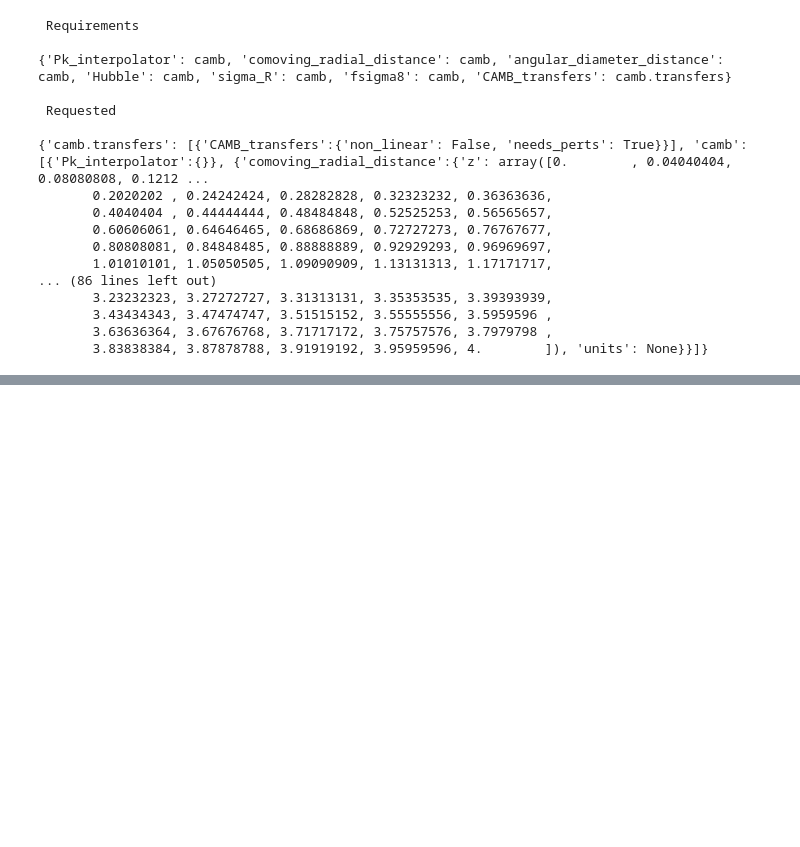
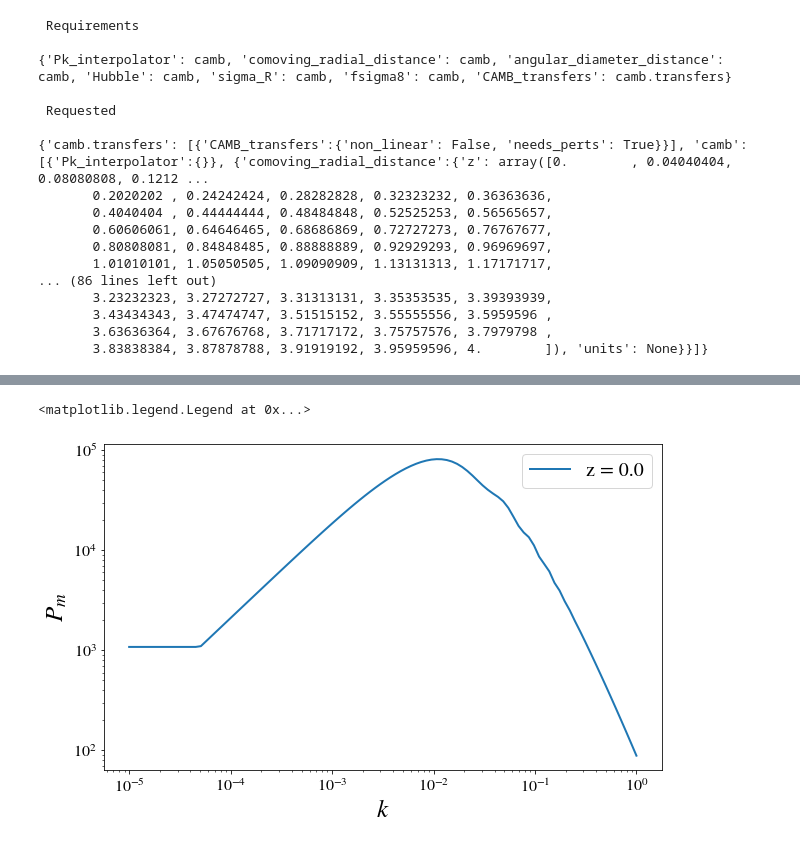
Before and after one commit to testarnyttnamn/testnamemaster, a Jupyter notebook: DEMO.ipynb, the cells around one changed output, grey strips where cells are left out. Saved outputs shown, nothing was run; the diff lists cells and outputs as text; code cells hidden in the pictures; blank space fills up the shorter version.

```diff
--- a/DEMO.ipynb
+++ b/DEMO.ipynb
@@ -201,0 +255,12 @@ Keys of the cosmo_dic:
+# %%
+# Let's plot the matter power spectrum
+plt.figure(figsize=(10,6));
+ks=np.logspace(-5, 0, 100)
+plt.loglog(ks, like.cosmo.cosmo_dic['Pk_delta'].P(like.cosmo.cosmo_dic['z_win'][0], ks),
+           label=r"z = {}".format(like.cosmo.cosmo_dic['z_win'][0]))
+plt.xlabel(r'$k$')
+plt.ylabel(r'$P_m $')
+plt.legend()
+# %% [output]
+<matplotlib.legend.Legend at 0x...>
+[figure, added]
```
Also changed, not shown: parts of 14 cells of this notebook, 1 other file.
